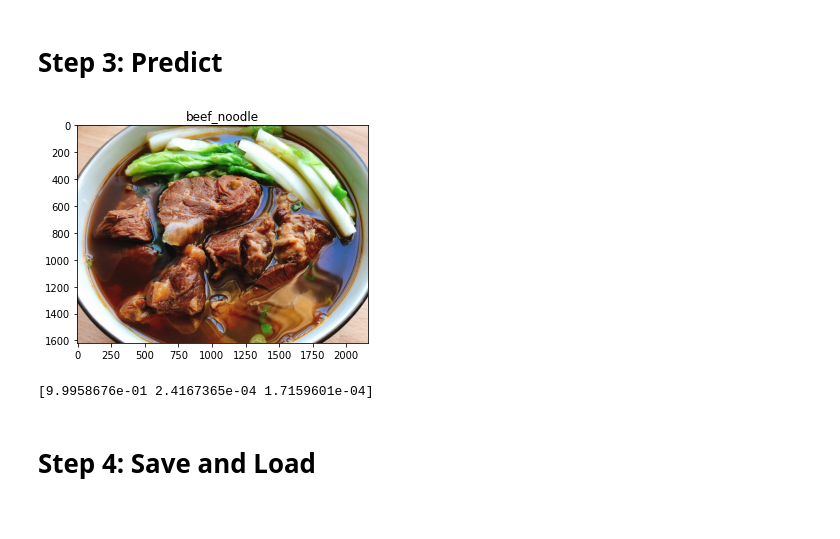
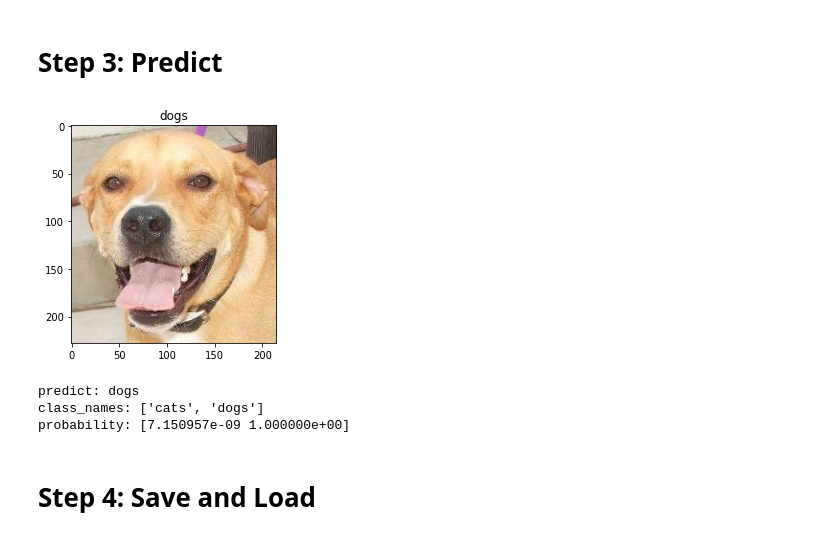
Before and after one commit to InfuseAI/auto-img-cls, a Jupyter notebook: auto_img_cls.ipynb, the cells around one changed output. Saved outputs shown, nothing was run; the diff lists cells and outputs as text; code cells hidden in the pictures.

Commit message:
Use one dataset for train and validate
Signed-off-by: popcorny <celu@infuseai.io>

```diff
--- a/auto_img_cls.ipynb
+++ b/auto_img_cls.ipynb
@@ -221,8 +217,6 @@ basename = os.path.basename(_URL)
 base, ext = os.path.splitext(basename)
 path_to_zip = tf.keras.utils.get_file(basename, origin=_URL, extract=True)
 PATH = os.path.join(os.path.dirname(path_to_zip), base)
-train_dir = os.path.join(PATH, 'train')
-validation_dir = os.path.join(PATH, 'validation')
-print(f"train dir: {train_dir}")
-print(f"validation dir: {validation_dir}")
+dataset_dir = os.path.join(PATH, 'train')
+print(f"dataset dir: {dataset_dir}")
 # %% [output]
@@ -232,9 +228,8 @@ validation dir: /root/.keras/datasets/cats_and_dogs_filtered/validation
 # Step 2: Train
 # %%
 BATCH_SIZE = 20
-EPOCHS = 2
-IMG_SIZE = (160, 160)
+EPOCHS = 10
+LEARNING_RATE = 0.0001
 
-
-classifier =  ImageClassifier()
-classifier.train(train_dir, validation_dir, epochs=EPOCHS, image_size=IMG_SIZE)
+classifier = ImageClassifier()
+classifier.train(dataset_dir, epochs=EPOCHS, learning_rate=LEARNING_RATE)
@@ -243,25 +257,28 @@ classifier.train(train_dir, validation_dir, epochs=EPOCHS, image_size=IMG_SIZE)
 # %%
 import matplotlib.pyplot as plt
 import matplotlib.image as img
 
-_IMG_PATH="/content/cats_and_dogs_50/validation/dogs/dog.2001.jpg"
+_IMG_PATH="/root/.keras/datasets/cats_and_dogs_filtered/validation/dogs/dog.2001.jpg"
 # from google.colab import files
 # uploaded = files.upload()
 # for fn in uploaded.keys():
 #   _IMG_PATH=fn
 
 image = img.imread(_IMG_PATH)
 cls, probs = classifier.predict(_IMG_PATH)
 
 plt.title(cls)
 plt.imshow(image)
 plt.show()
 
 print(f"predict: {cls}")
-print(f"probability: {prob}")
+print(f"class_names: {classifier.class_names}")
+print(f"probability: {probs}")
 # %% [output]
-[figure, old version]
+[figure, new version]
-[9.9958676e-01 2.4167365e-04 1.7159601e-04]
+predict: dogs
+class_names: ['cats', 'dogs']
+probability: [7.150957e-09 1.000000e+00]
 # %% [markdown]
 # Step 4: Save and Load
 # %% [markdown]
```
Also changed, not shown: parts of 5 cells of this notebook, 3 other files.
